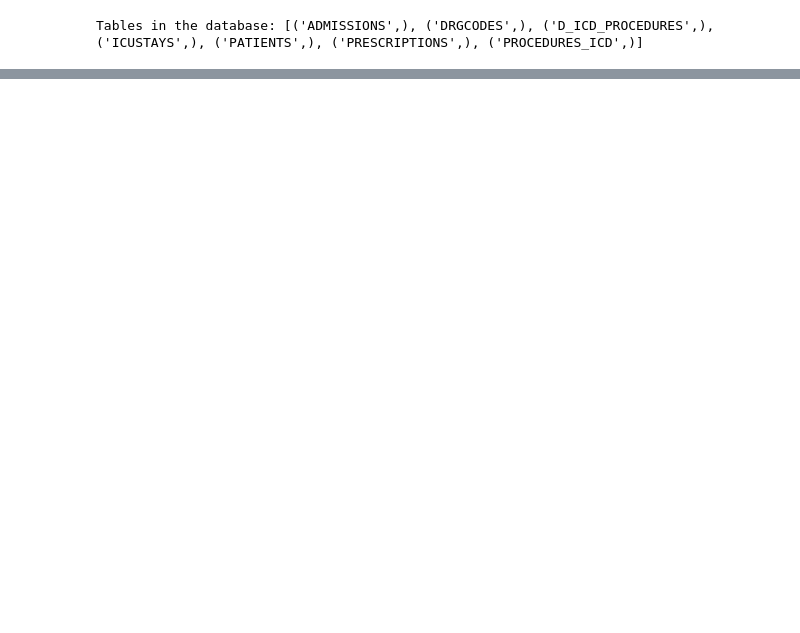
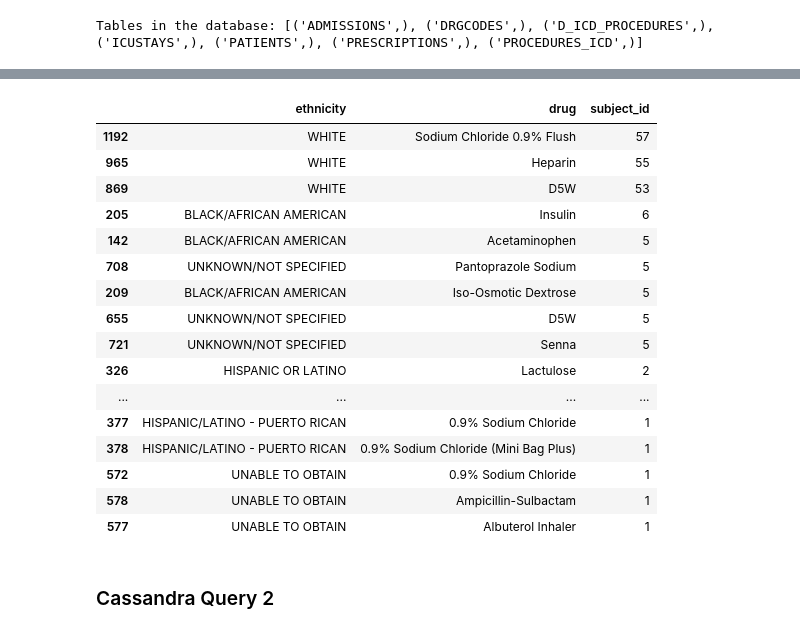
Before and after one commit to kyanshlipak/DSE_300, a Jupyter notebook: HW2/HW2.ipynb, the cells around one changed output, grey strips where cells are left out. Drawn from its saved outputs; the diff is of its cells as text; code cells hidden in the pictures; blank space fills up the shorter version.

```diff
--- a/HW2/HW2.ipynb
+++ b/HW2/HW2.ipynb
@@ -36,0 +423,3 @@ Tables in the database: [('ADMISSIONS',), ('DRGCODES',), ('D_ICD_PROCEDURES',),
+# %%
+# authorization setup with SigV4
+auth_provider = SigV4AuthProvider(boto_session)
@@ -37 +435,23 @@ Tables in the database: [('ADMISSIONS',), ('DRGCODES',), ('D_ICD_PROCEDURES',),
+# %%
+from cassandra.cluster import ExecutionProfile, EXEC_PROFILE_DEFAULT
+from cassandra import ConsistencyLevel
+
+
+# Define execution profile with LOCAL_QUORUM
+execution_profile = ExecutionProfile(
+    consistency_level=ConsistencyLevel.LOCAL_QUORUM
+)
+
+# Cluster setup with correct profile
+cluster = Cluster(
+    ['cassandra.us-east-2.amazonaws.com'],
+    ssl_context=ssl_context,
+    auth_provider=auth_provider,
+    port=9142,
+    execution_profiles={EXEC_PROFILE_DEFAULT: execution_profile}
+)
+
+# establishing connection to Keyspace
+session = cluster.connect()
+session.set_keyspace('kyan_shlipak_hw2')  # Replace with your keyspace
 # %% [markdown]
@@ -39 +571,37 @@ Tables in the database: [('ADMISSIONS',), ('DRGCODES',), ('D_ICD_PROCEDURES',),
+# %%
+query = "SELECT subject_id, drug, ethnicity FROM subject_drugs_by_ethnicity"
+ethnicity_drug = session.execute(query)
+ethnicity_drug_df = pd.DataFrame(ethnicity_drug)
+
+# Count distinct users (subject_id) for each drug within each ethnicity
+drug_usage_by_ethnicity = ethnicity_drug_df.groupby(['ethnicity', 'drug'])['subject_id'].nunique().reset_index()
+
+# Sort by the number of distinct users, in descending order
+drug_usage_sorted_by_ethnicity = drug_usage_by_ethnicity.sort_values(by='subject_id', ascending=False)
+
+# For each ethnicity, get the top three drugs by number of distinct users
+top_drugs_by_ethnicity = drug_usage_sorted_by_ethnicity.groupby('ethnicity').head(3)
+
+# Display the result
+top_drugs_by_ethnicity
+# %% [output]
+|  | ethnicity | drug | subject_id |
+| 1192 | WHITE | Sodium Chloride 0.9% Flush | 57 |
+| 965 | WHITE | Heparin | 55 |
+| 869 | WHITE | D5W | 53 |
+| 205 | BLACK/AFRICAN AMERICAN | Insulin | 6 |
+| 142 | BLACK/AFRICAN AMERICAN | Acetaminophen | 5 |
+| 708 | UNKNOWN/NOT SPECIFIED | Pantoprazole Sodium | 5 |
+| 209 | BLACK/AFRICAN AMERICAN | Iso-Osmotic Dextrose | 5 |
+| 655 | UNKNOWN/NOT SPECIFIED | D5W | 5 |
+| 721 | UNKNOWN/NOT SPECIFIED | Senna | 5 |
+| 326 | HISPANIC OR LATINO | Lactulose | 2 |
+| ... | ... | ... | ... |
+| 377 | HISPANIC/LATINO - PUERTO RICAN | 0.9% Sodium Chloride | 1 |
+| 378 | HISPANIC/LATINO - PUERTO RICAN | 0.9% Sodium Chloride (Mini Bag Plus) | 1 |
+| 572 | UNABLE TO OBTAIN | 0.9% Sodium Chloride | 1 |
+| 578 | UNABLE TO OBTAIN | Ampicillin-Sulbactam | 1 |
+| 577 | UNABLE TO OBTAIN | Albuterol Inhaler | 1 |
+# %% [markdown]
+### Cassandra Query 2
 # %%
```
Also changed, not shown: parts of 47 cells of this notebook, 3 other files.
